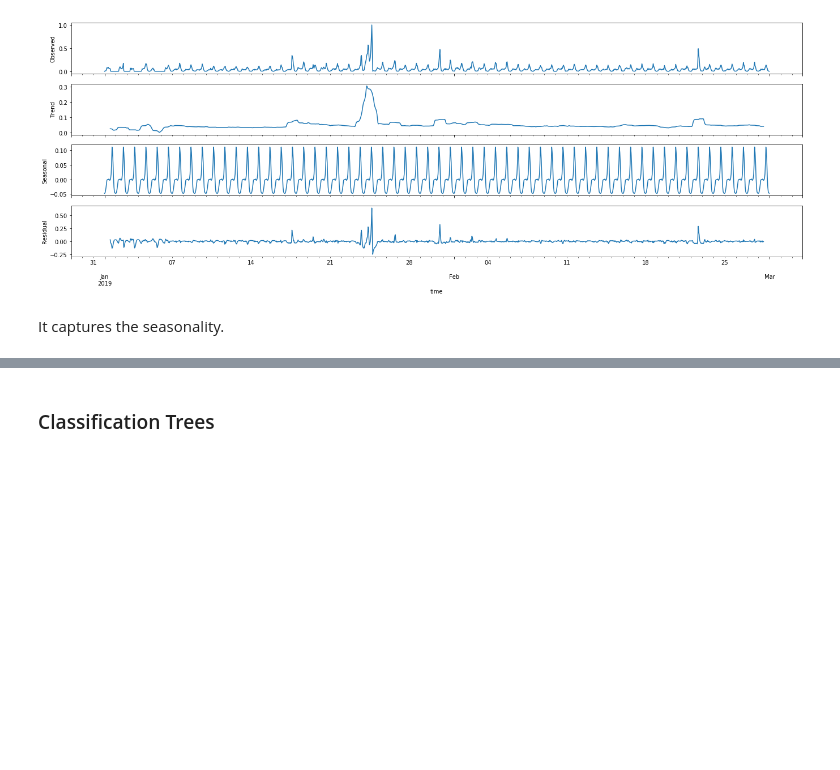
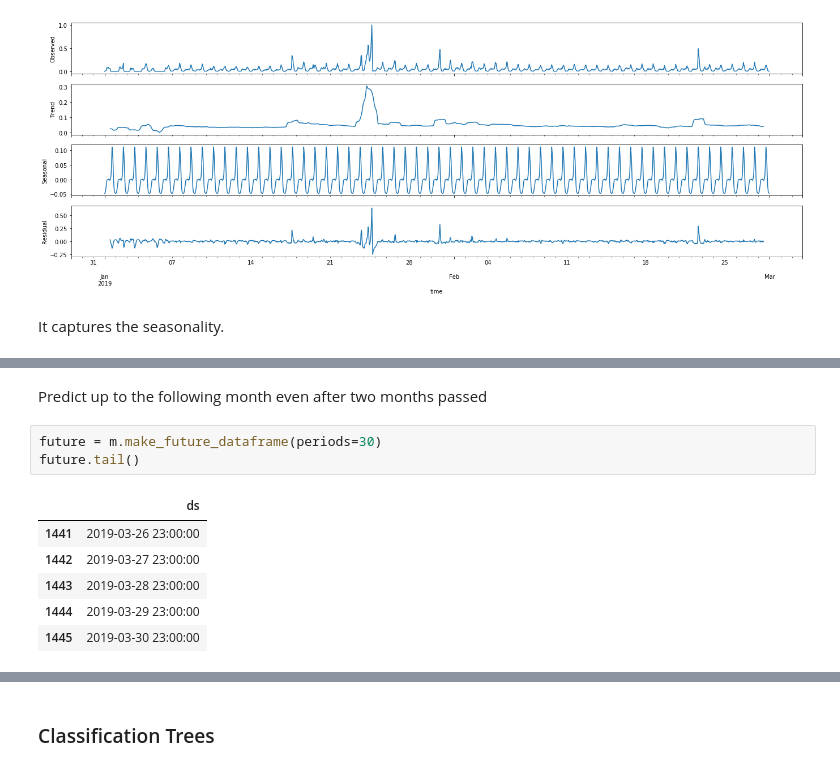
Before and after one commit to sylvia31096/Anomaly-Detection, a Jupyter notebook: Transaction Models.ipynb, the cells around one changed output, grey strips where cells are left out. Cells and saved outputs as stored; diff of their text form; blank space fills up the shorter version.

```diff
--- a/Transaction Models.ipynb
+++ b/Transaction Models.ipynb
@@ -68,0 +91,12 @@ It captures the seasonality.
+# %% [markdown]
+Predict up to the following month even after two months passed
+# %%
+future = m.make_future_dataframe(periods=30)
+future.tail()
+# %% [output]
+|  | ds |
+| 1441 | 2019-03-26 23:00:00 |
+| 1442 | 2019-03-27 23:00:00 |
+| 1443 | 2019-03-28 23:00:00 |
+| 1444 | 2019-03-29 23:00:00 |
+| 1445 | 2019-03-30 23:00:00 |
```
Also changed, not shown: parts of 29 cells of this notebook, 3 other files.
